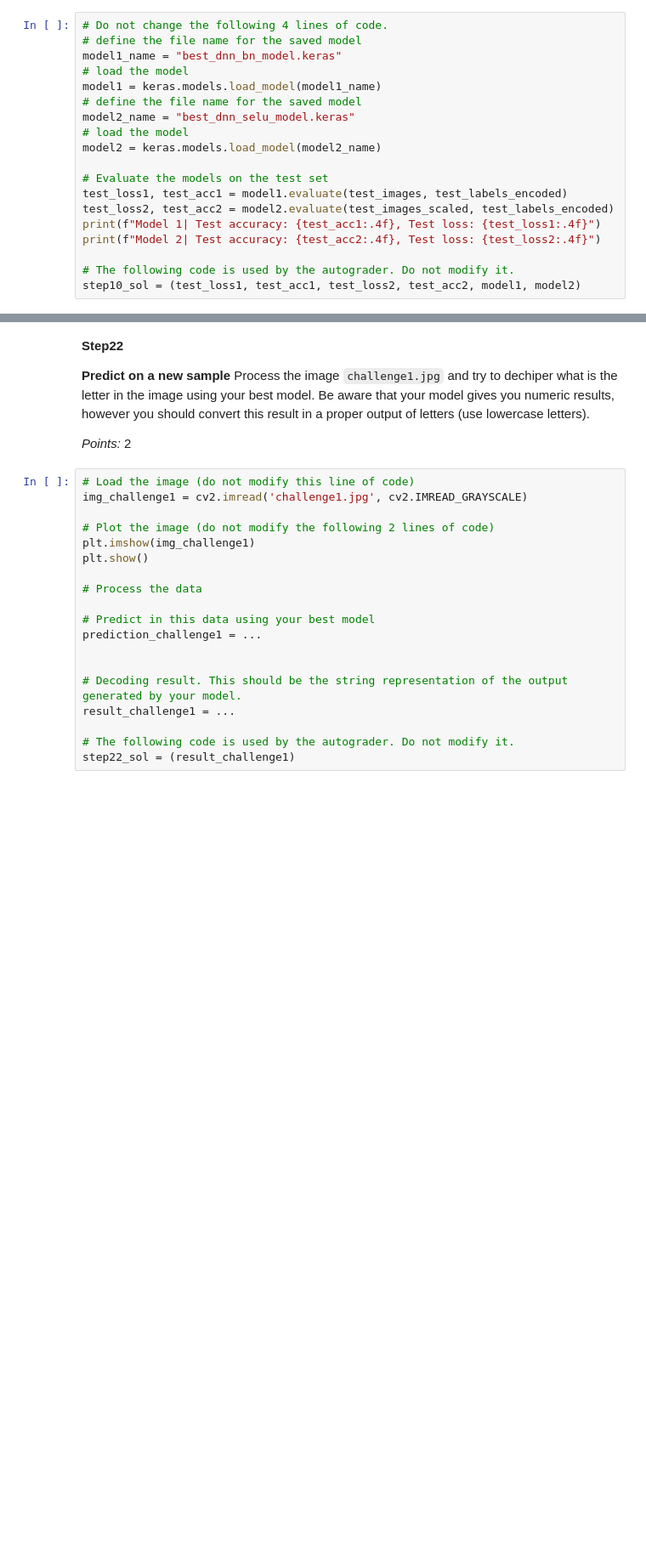
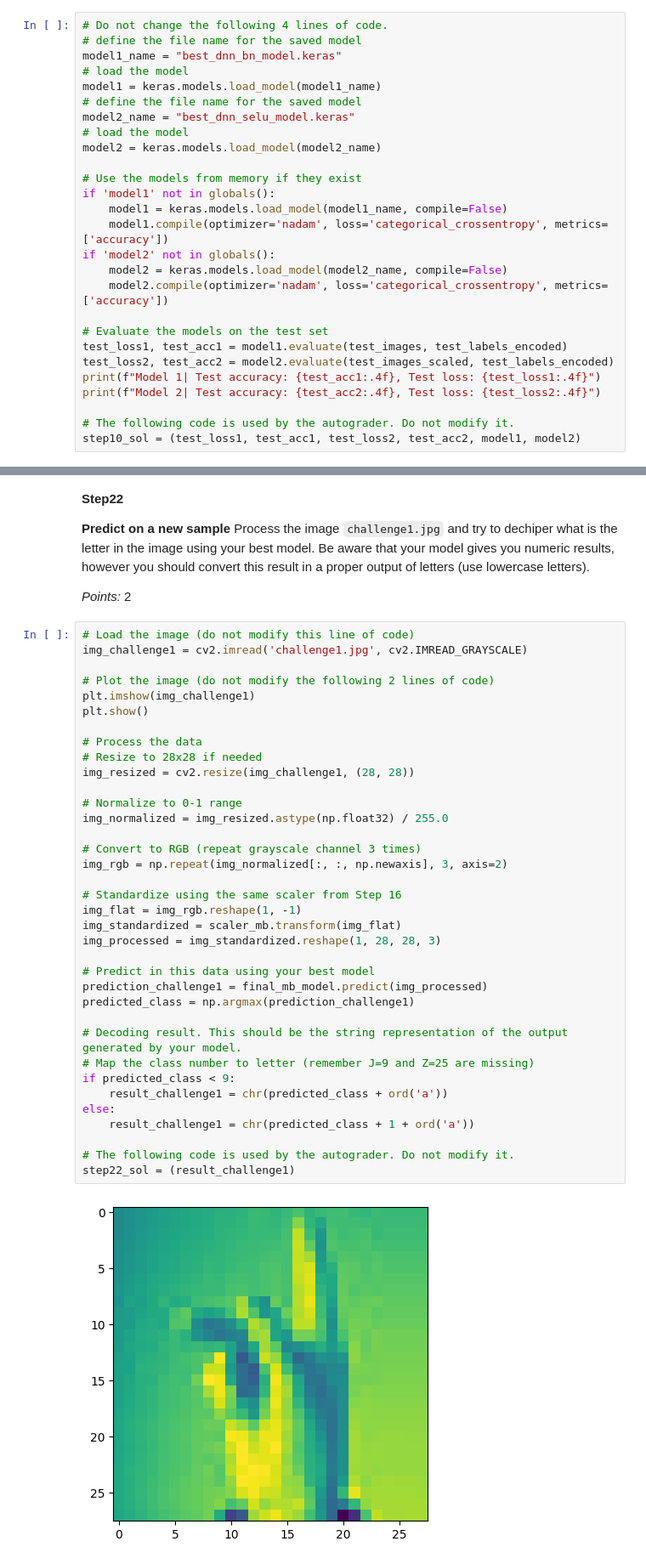
Before and after one commit to santiagosayshey/UMLT-S1-2025, a Jupyter notebook: UMLT_A3_2025.ipynb, the cells around one changed output, grey strips where cells are left out. Shown at 85% size. Cells and saved outputs as stored; diff of their text form; blank space fills up the shorter version.

```diff
--- a/UMLT_A3_2025.ipynb
+++ b/UMLT_A3_2025.ipynb
@@ -441,6 +465,14 @@ model2_name = "best_dnn_selu_model.keras"
 # load the model
 model2 = keras.models.load_model(model2_name)
 
+# Use the models from memory if they exist
+if 'model1' not in globals():
+    model1 = keras.models.load_model(model1_name, compile=False)
+    model1.compile(optimizer='nadam', loss='categorical_crossentropy', metrics=['accuracy'])
+if 'model2' not in globals():
+    model2 = keras.models.load_model(model2_name, compile=False)
+    model2.compile(optimizer='nadam', loss='categorical_crossentropy', metrics=['accuracy'])
+
 # Evaluate the models on the test set
 test_loss1, test_acc1 = model1.evaluate(test_images, test_labels_encoded)
 test_loss2, test_acc2 = model2.evaluate(test_images_scaled, test_labels_encoded)
@@ -922,19 +953,38 @@ _Points:_ 2
 # %%
 # Load the image (do not modify this line of code)
 img_challenge1 = cv2.imread('challenge1.jpg', cv2.IMREAD_GRAYSCALE)
 
 # Plot the image (do not modify the following 2 lines of code)
 plt.imshow(img_challenge1)
 plt.show()
 
 # Process the data
+# Resize to 28x28 if needed
+img_resized = cv2.resize(img_challenge1, (28, 28))
+
+# Normalize to 0-1 range
+img_normalized = img_resized.astype(np.float32) / 255.0
+
+# Convert to RGB (repeat grayscale channel 3 times)
+img_rgb = np.repeat(img_normalized[:, :, np.newaxis], 3, axis=2)
+
+# Standardize using the same scaler from Step 16
+img_flat = img_rgb.reshape(1, -1)
+img_standardized = scaler_mb.transform(img_flat)
+img_processed = img_standardized.reshape(1, 28, 28, 3)
 
 # Predict in this data using your best model
-prediction_challenge1 = ...
-
+prediction_challenge1 = final_mb_model.predict(img_processed)
+predicted_class = np.argmax(prediction_challenge1)
 
 # Decoding result. This should be the string representation of the output generated by your model.
-result_challenge1 = ...
+# Map the class number to letter (remember J=9 and Z=25 are missing)
+if predicted_class < 9:
+    result_challenge1 = chr(predicted_class + ord('a'))
+else:
+    result_challenge1 = chr(predicted_class + 1 + ord('a'))
 
 # The following code is used by the autograder. Do not modify it.
 step22_sol = (result_challenge1)
+# %% [output]
+[figure, added]
```
Also changed, not shown: parts of 28 cells of this notebook, 12 other files.
